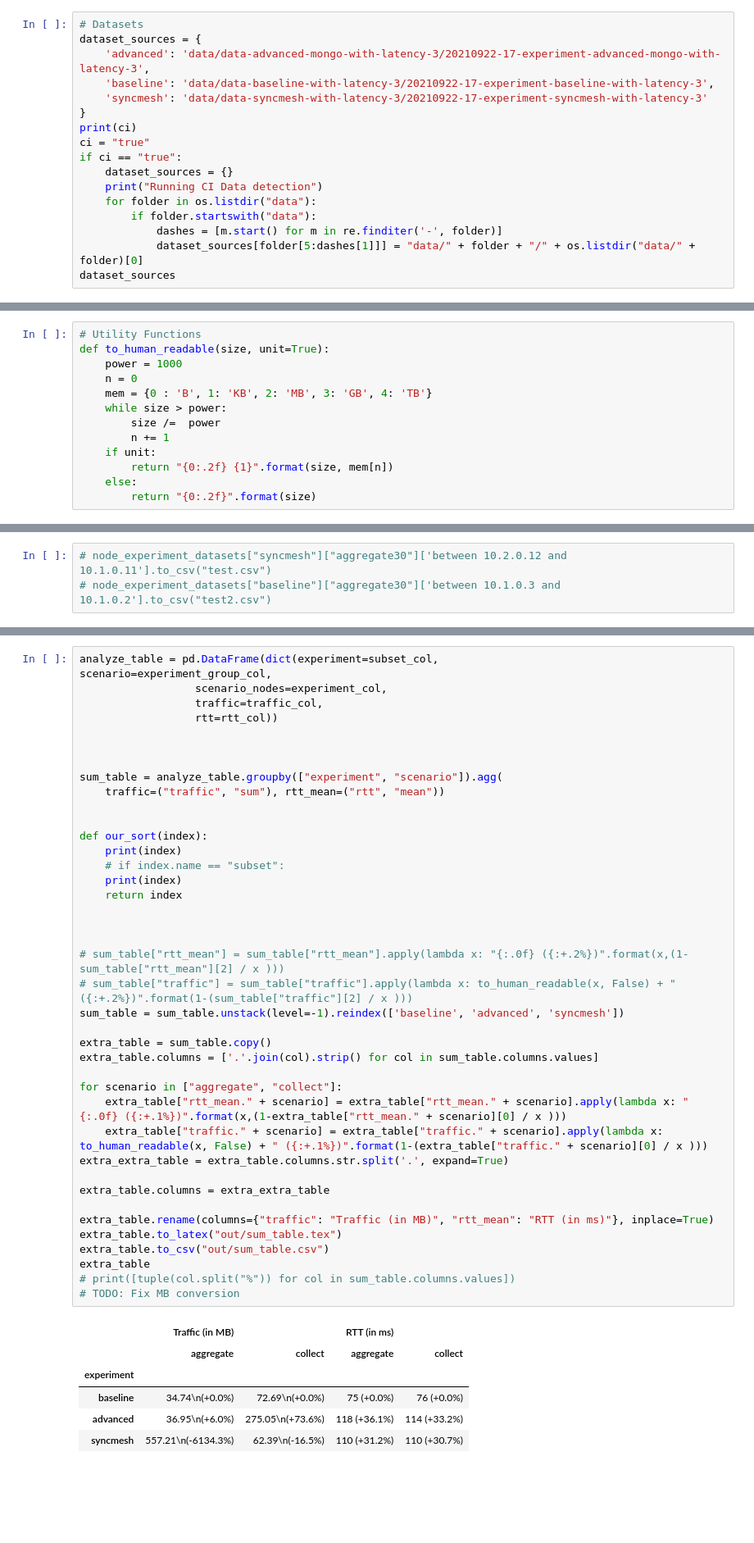
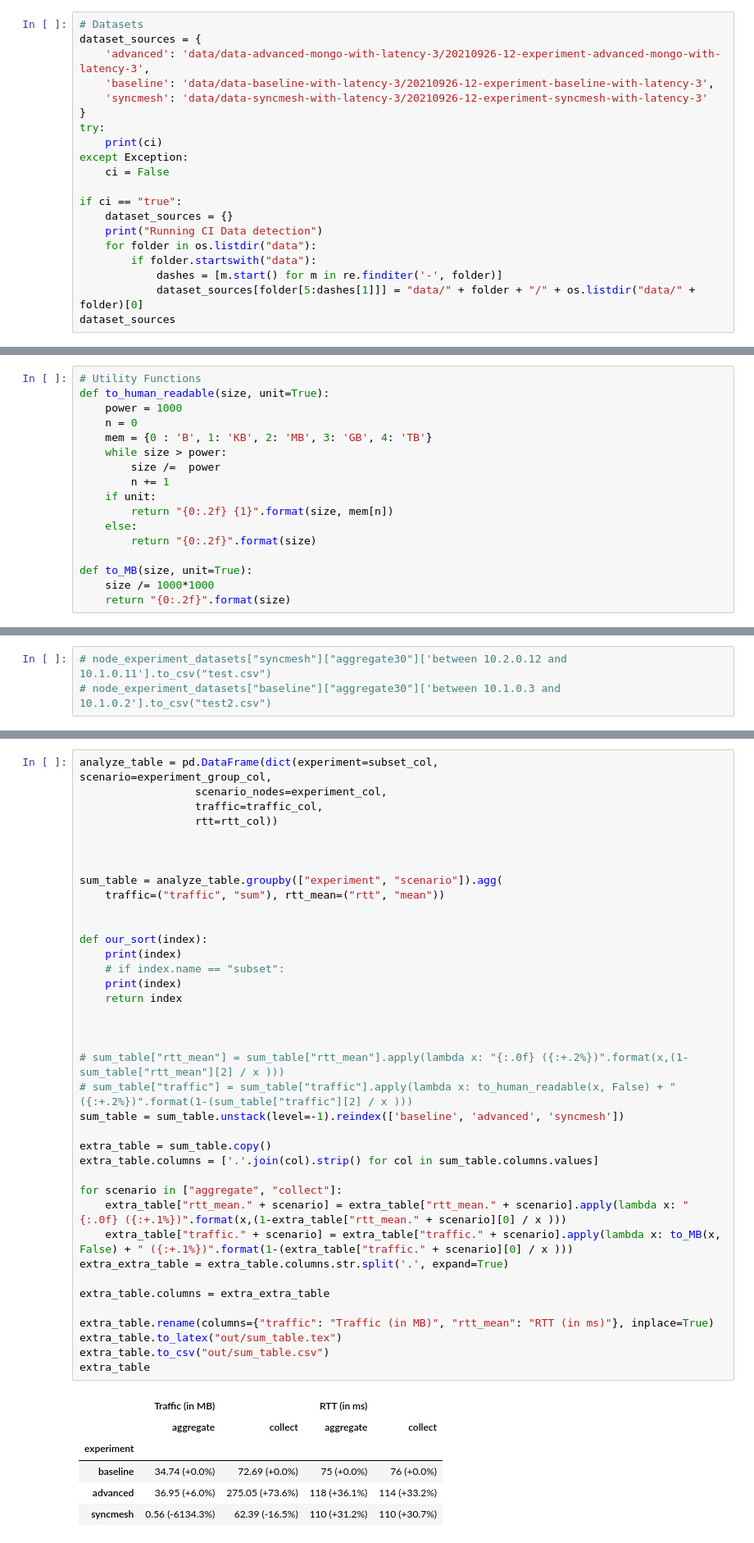
Before and after one commit to dos-group/syncmesh, a Jupyter notebook: evaluation/03_Pcap.ipynb, the cells around one changed output, grey strips where cells are left out. Shown at 82% size. Drawn from its saved outputs; the diff is of its cells as text; blank space fills up the shorter version.

```diff
--- a/evaluation/03_Pcap.ipynb
+++ b/evaluation/03_Pcap.ipynb
@@ -24,12 +26,15 @@ from sharedVariables import *
 # %%
 # Datasets
 dataset_sources = {
-    'advanced': 'data/data-advanced-mongo-with-latency-3/20210922-17-experiment-advanced-mongo-with-latency-3',
-    'baseline': 'data/data-baseline-with-latency-3/20210922-17-experiment-baseline-with-latency-3',
-    'syncmesh': 'data/data-syncmesh-with-latency-3/20210922-17-experiment-syncmesh-with-latency-3'
+    'advanced': 'data/data-advanced-mongo-with-latency-3/20210926-12-experiment-advanced-mongo-with-latency-3',
+    'baseline': 'data/data-baseline-with-latency-3/20210926-12-experiment-baseline-with-latency-3',
+    'syncmesh': 'data/data-syncmesh-with-latency-3/20210926-12-experiment-syncmesh-with-latency-3'
 }
-print(ci)
-ci = "true"
+try:
+    print(ci)
+except Exception:
+    ci = False
+
 if ci == "true":
     dataset_sources = {}
     print("Running CI Data detection")
@@ -56,6 +61,10 @@ def to_human_readable(size, unit=True):
         return "{0:.2f} {1}".format(size, mem[n])
     else:
         return "{0:.2f}".format(size)
+
+def to_MB(size, unit=True):
+    size /= 1000*1000
+    return "{0:.2f}".format(size)
 # %%
 ip_seperator
 # %% [output]
@@ -415,39 +426,37 @@ sum_table = analyze_table.groupby(["experiment", "scenario"]).agg(
 
 def our_sort(index):
     print(index)
     # if index.name == "subset":
     print(index)
     return index
 
 
 
 # sum_table["rtt_mean"] = sum_table["rtt_mean"].apply(lambda x: "{:.0f} ({:+.2%})".format(x,(1-sum_table["rtt_mean"][2] / x )))
 # sum_table["traffic"] = sum_table["traffic"].apply(lambda x: to_human_readable(x, False) + " ({:+.2%})".format(1-(sum_table["traffic"][2] / x )))
 sum_table = sum_table.unstack(level=-1).reindex(['baseline', 'advanced', 'syncmesh'])
 
 extra_table = sum_table.copy()
 extra_table.columns = ['.'.join(col).strip() for col in sum_table.columns.values]
 
 for scenario in ["aggregate", "collect"]:
     extra_table["rtt_mean." + scenario] = extra_table["rtt_mean." + scenario].apply(lambda x: "{:.0f} ({:+.1%})".format(x,(1-extra_table["rtt_mean." + scenario][0] / x )))
-    extra_table["traffic." + scenario] = extra_table["traffic." + scenario].apply(lambda x: to_human_readable(x, False) + " ({:+.1%})".format(1-(extra_table["traffic." + scenario][0] / x )))
+    extra_table["traffic." + scenario] = extra_table["traffic." + scenario].apply(lambda x: to_MB(x, False) + " ({:+.1%})".format(1-(extra_table["traffic." + scenario][0] / x )))
 extra_extra_table = extra_table.columns.str.split('.', expand=True)
 
 extra_table.columns = extra_extra_table
 
 extra_table.rename(columns={"traffic": "Traffic (in MB)", "rtt_mean": "RTT (in ms)"}, inplace=True)
 extra_table.to_latex("out/sum_table.tex")
 extra_table.to_csv("out/sum_table.csv")
 extra_table
-# print([tuple(col.split("%")) for col in sum_table.columns.values])
-# TODO: Fix MB conversion
 # %% [output]
 |  | Traffic (in MB) |  | RTT (in ms) |  |
 |  | aggregate | collect | aggregate | collect |
 | experiment |  |  |  |  |
-| baseline | 34.74\n(+0.0%) | 72.69\n(+0.0%) | 75 (+0.0%) | 76 (+0.0%) |
-| advanced | 36.95\n(+6.0%) | 275.05\n(+73.6%) | 118 (+36.1%) | 114 (+33.2%) |
-| syncmesh | 557.21\n(-6134.3%) | 62.39\n(-16.5%) | 110 (+31.2%) | 110 (+30.7%) |
+| baseline | 34.74 (+0.0%) | 72.69 (+0.0%) | 75 (+0.0%) | 76 (+0.0%) |
+| advanced | 36.95 (+6.0%) | 275.05 (+73.6%) | 118 (+36.1%) | 114 (+33.2%) |
+| syncmesh | 0.56 (-6134.3%) | 62.39 (-16.5%) | 110 (+31.2%) | 110 (+30.7%) |
 # %%
 fig, ax = plt.subplots(1, 1, figsize=(15, 6))
 
```
Also changed, not shown: parts of 13 cells of this notebook.
